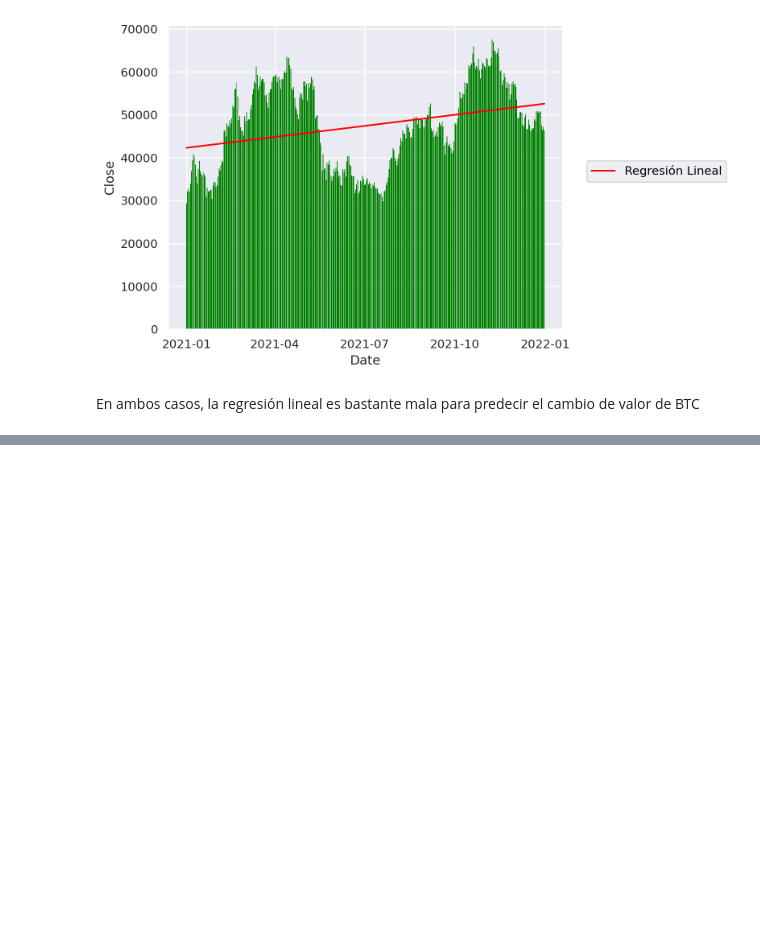
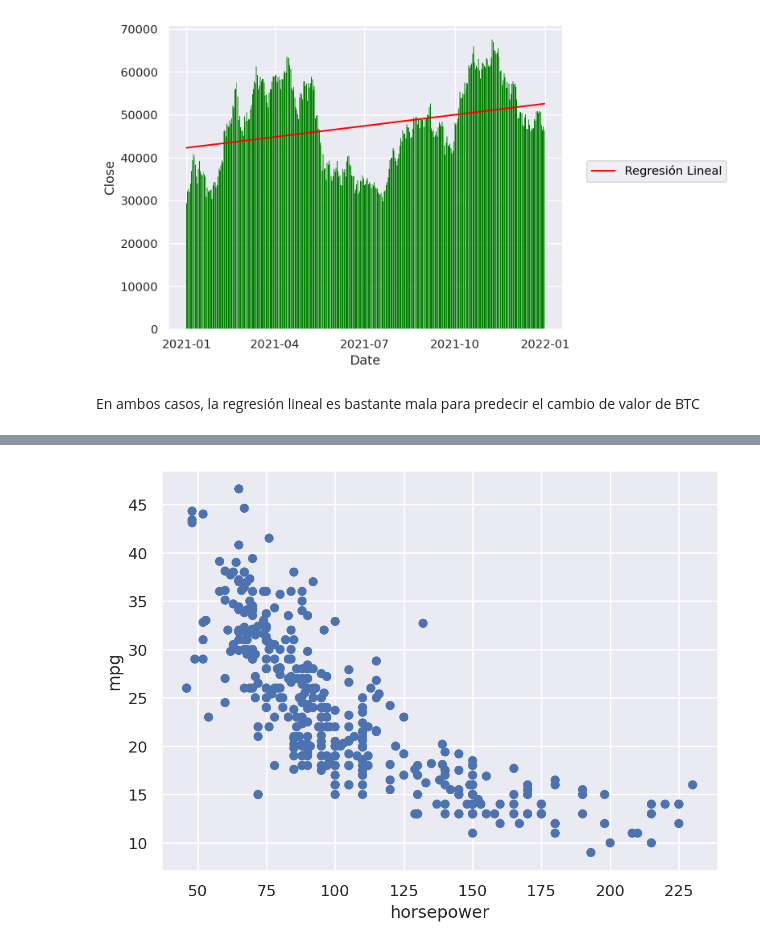
Before and after one commit to LucaChicconi/_labodatos, a Jupyter notebook: practica4.ipynb, the cells around one changed output, grey strips where cells are left out. Saved outputs shown, nothing was run; the diff lists cells and outputs as text; code cells hidden in the pictures; blank space fills up the shorter version.

```diff
--- a/practica4.ipynb
+++ b/practica4.ipynb
@@ -315,0 +425,3 @@ En ambos casos, la regresión lineal es bastante mala para predecir el cambio de
+# %%
+data = sns.load_dataset("mpg")
+data.head()
@@ -315,0 +435,7 @@ En ambos casos, la regresión lineal es bastante mala para predecir el cambio de
+# %%
+(
+    so.Plot(data, x=data['horsepower'], y='mpg')
+    .add(so.Dot())
+)
+# %% [output]
+[figure, added]
```
Also changed, not shown: parts of 39 cells of this notebook, 3 other files.
